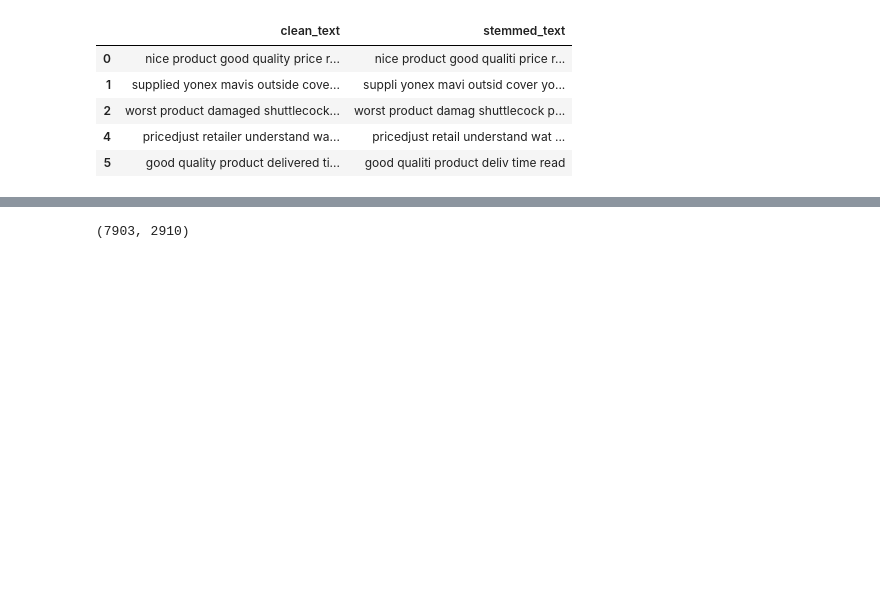
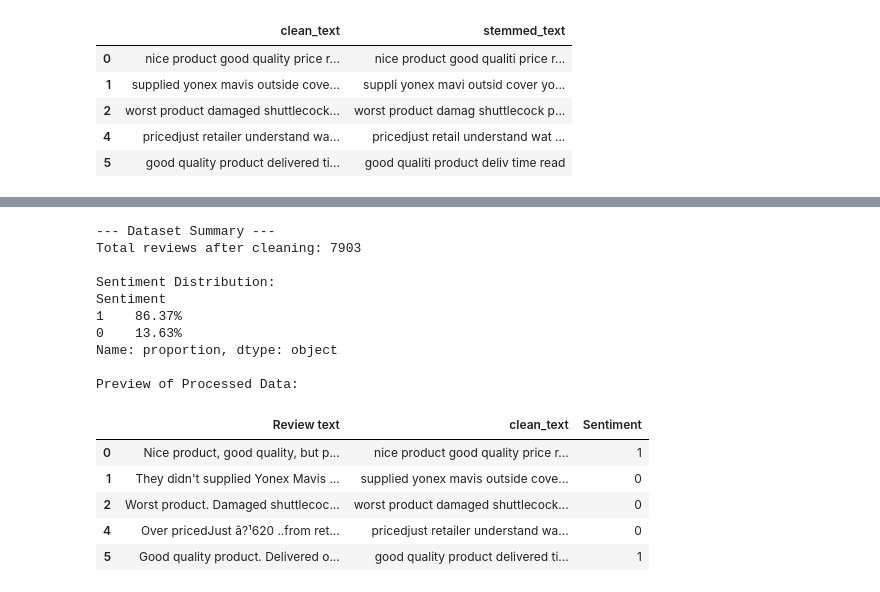
Before and after one commit to pranali1911/Sentiment_Analysis_of_Real_time_Flipkart_Product_Review, a Jupyter notebook: webapp/Sentiment_analysis_of_flipkart_product_reviews.ipynb, the cells around one changed output, grey strips where cells are left out. Drawn from its saved outputs; the diff is of its cells as text; code cells hidden in the pictures; blank space fills up the shorter version.

```diff
--- a/webapp/Sentiment_analysis_of_flipkart_product_reviews.ipynb
+++ b/webapp/Sentiment_analysis_of_flipkart_product_reviews.ipynb
@@ -304,0 +322,25 @@ y = df_model['sentiment']
+# %%
+print('--- Dataset Summary ---')
+print(f'Total reviews after cleaning: {len(df)}')
+print('\nSentiment Distribution:')
+print(df['Sentiment'].value_counts(normalize=True).map(lambda x: f'{x:.2%}'))
+
+print('\nPreview of Processed Data:')
+display(df[['Review text', 'clean_text', 'Sentiment']].head())
+# %% [output]
+--- Dataset Summary ---
+Total reviews after cleaning: 7903
+
+Sentiment Distribution:
+Sentiment
+1    86.37%
+0    13.63%
+Name: proportion, dtype: object
+
+Preview of Processed Data:
+|  | Review text | clean_text | Sentiment |
+| 0 | Nice product, good quality, but p... | nice product good quality price r... | 1 |
+| 1 | They didn't supplied Yonex Mavis ... | supplied yonex mavis outside cove... | 0 |
+| 2 | Worst product. Damaged shuttlecoc... | worst product damaged shuttlecock... | 0 |
+| 4 | Over pricedJust â?¹620 ..from ret... | pricedjust retailer understand wa... | 0 |
+| 5 | Good quality product. Delivered o... | good quality product delivered ti... | 1 |
@@ -306,12 +360,3 @@ y = df_model['sentiment']
 X_train_text, X_test_text, y_train, y_test = train_test_split(
     X_text, y, test_size=0.2, random_state=42,
 )
-# %%
-from sklearn.feature_extraction.text import CountVectorizer
-
-bow = CountVectorizer(max_features=5000, stop_words="english")
-X_bow = bow.fit_transform(df["clean_text"])
-
-print(X_bow.shape)
-# %% [output]
-(7903, 2910)
```
Also changed, not shown: parts of 48 cells of this notebook, 47 other files.
